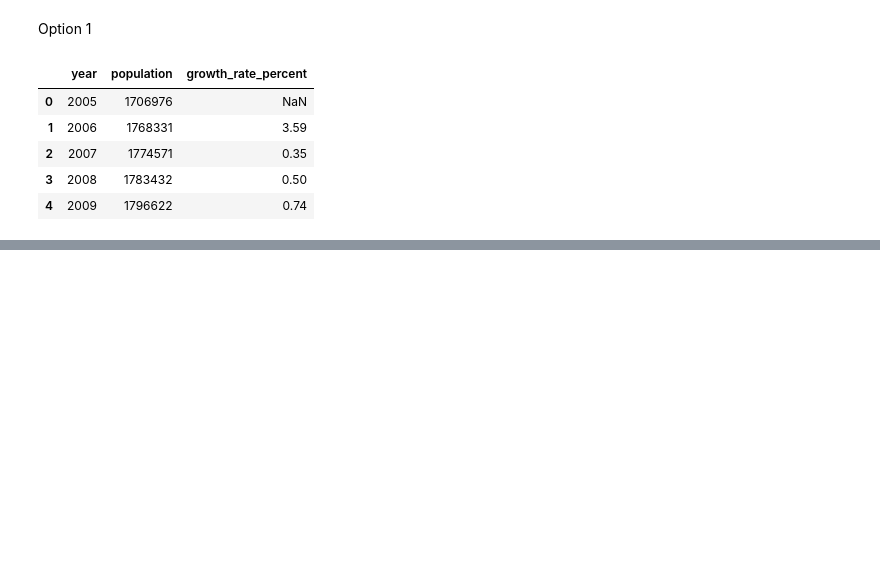
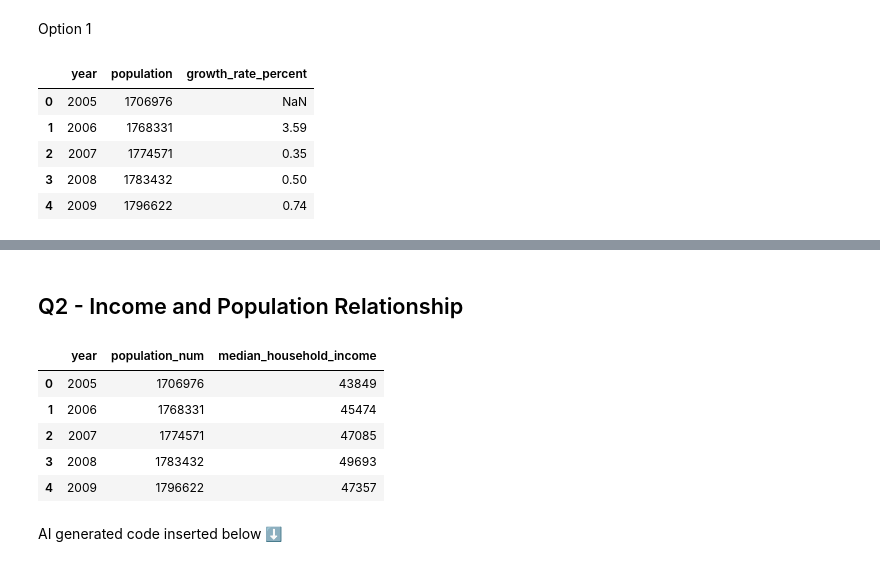
Before and after one commit to porte2ax/IA340-1, a Jupyter notebook: lab6.ipynb, the cells around one changed output, grey strips where cells are left out. Saved outputs shown, nothing was run; the diff lists cells and outputs as text; code cells hidden in the pictures; blank space fills up the shorter version.

```diff
--- a/lab6.ipynb
+++ b/lab6.ipynb
@@ -97,0 +138,2 @@ Please specify it via `%env OPENAI_API_KEY=token`.
+# %% [markdown]
+## Q2 - Income and Population Relationship
@@ -97,0 +156,23 @@ Please specify it via `%env OPENAI_API_KEY=token`.
+# %%
+
+# --- Load result into pandas ---
+import pandas as pd
+q2_df = pd.read_sql(sql_q2, conn)
+q2_df.head()
+# %% [output]
+|  | year | population_num | median_household_income |
+| 0 | 2005 | 1706976 | 43849 |
+| 1 | 2006 | 1768331 | 45474 |
+| 2 | 2007 | 1774571 | 47085 |
+| 3 | 2008 | 1783432 | 49693 |
+| 4 | 2009 | 1796622 | 47357 |
+# %%
+%%ai gpt4 -f code
+use the data in the dataframe {q2_df}, the dataframe name is q2_df
+Visualization: create a dual-axis chart in Python with Jupyter AI’s help:
+o X-axis = year
+o Left Y-axis = population (line)
+o Right Y-axis = median household income (bar or line, different color)
+• Chart must include the state name Nebraska in the title.
+# %% [output]
+AI generated code inserted below ⬇️
```
Also changed, not shown: parts of 20 cells of this notebook.
